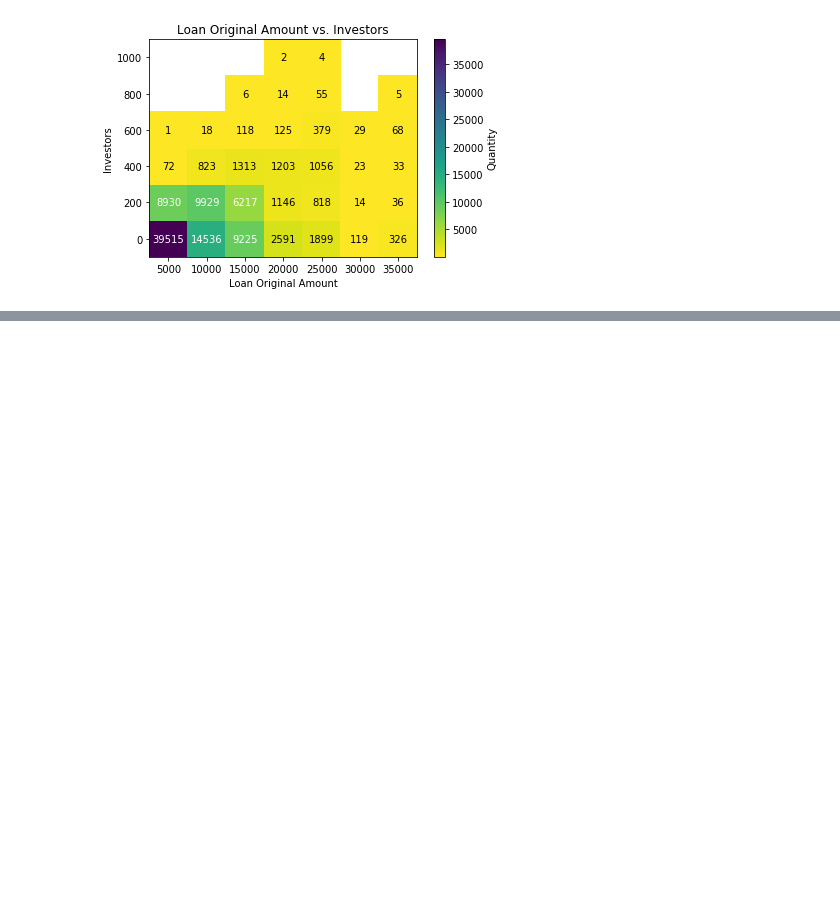
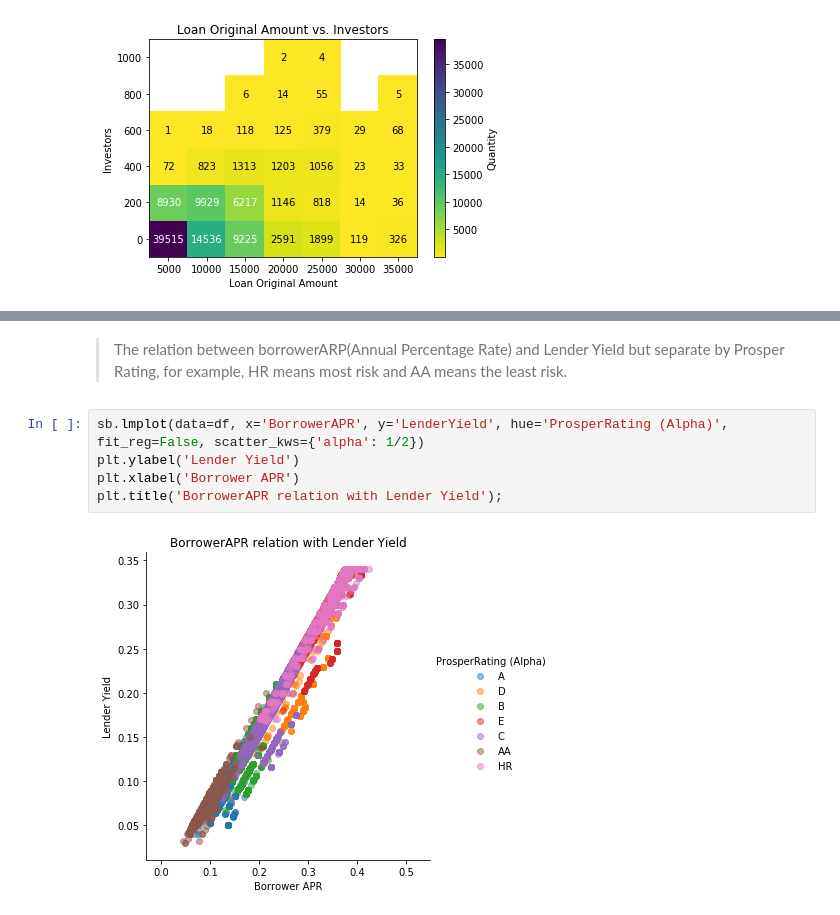
Before and after one commit to Phomint/Udacity_DataAnalysis, a Jupyter notebook: Projects/Project_5/exploration_template.ipynb, the cells around one changed output, grey strips where cells are left out. Cells and saved outputs as stored; diff of their text form; blank space fills up the shorter version.

```diff
--- a/Projects/Project_5/exploration_template.ipynb
+++ b/Projects/Project_5/exploration_template.ipynb
@@ -168,0 +222,9 @@ I did this plot because I am interested to see if has some relation between Inve
+# %% [markdown]
+> The relation between borrowerARP(Annual Percentage Rate) and Lender Yield but separate by Prosper Rating, for example, HR means most risk and AA means the least risk.
+# %%
+sb.lmplot(data=df, x='BorrowerAPR', y='LenderYield', hue='ProsperRating (Alpha)', fit_reg=False, scatter_kws={'alpha': 1/2})
+plt.ylabel('Lender Yield')
+plt.xlabel('Borrower APR')
+plt.title('BorrowerAPR relation with Lender Yield');
+# %% [output]
+[figure, added]
```
Also changed, not shown: parts of 43 cells of this notebook, 3 other files.
